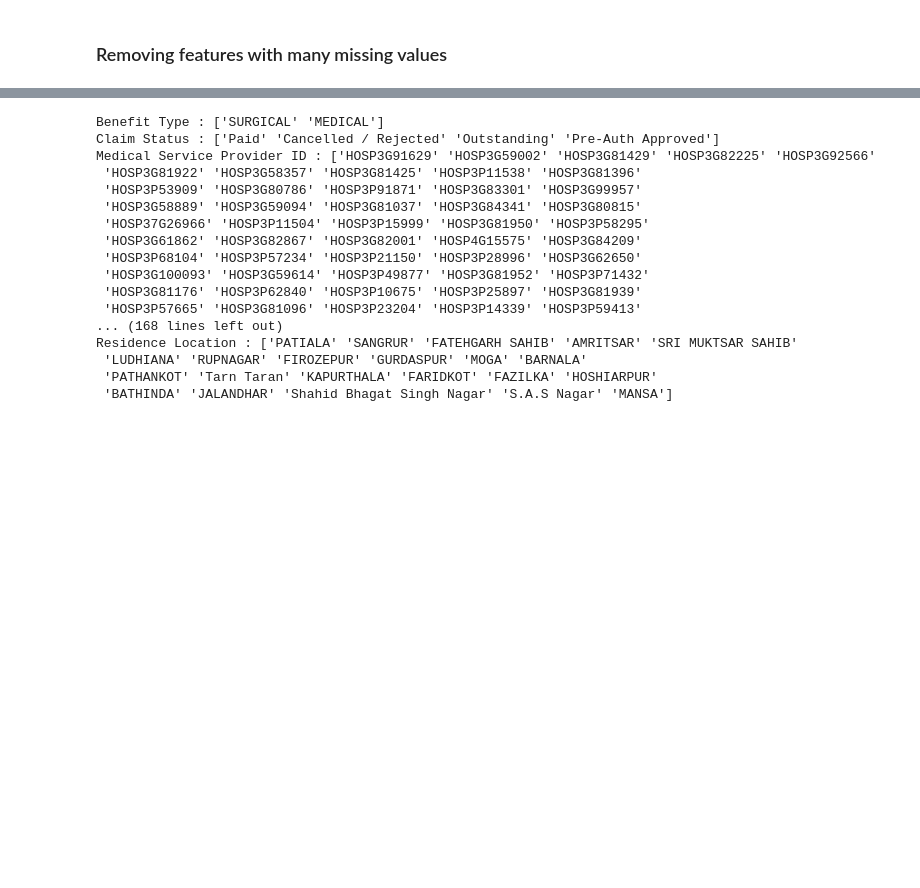
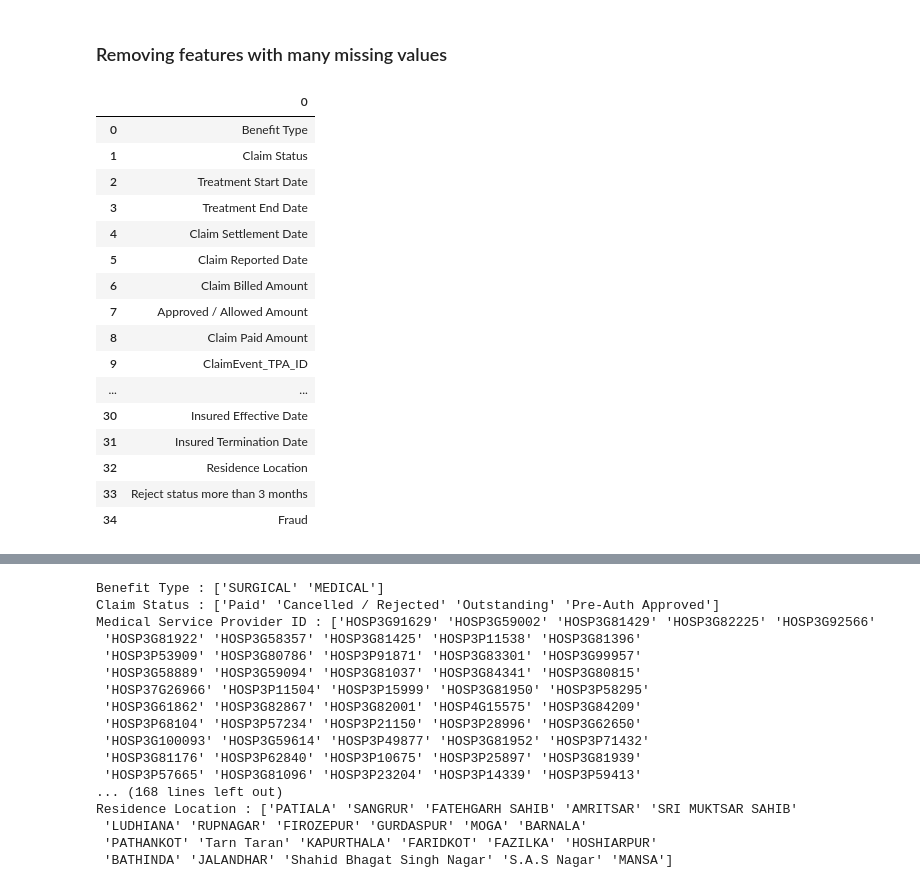
Before and after one commit to RohanYashraj/Healthcare-Fraud-Detection, a Jupyter notebook: Data Pre-Processing.ipynb, the cells around one changed output, grey strips where cells are left out. Saved outputs shown, nothing was run; the diff lists cells and outputs as text; code cells hidden in the pictures; blank space fills up the shorter version.

```diff
--- a/Data Pre-Processing.ipynb
+++ b/Data Pre-Processing.ipynb
@@ -71,0 +78,22 @@ cleaned_df = df.drop(remove_features, axis=1)
+# %%
+data_description=pd.DataFrame(cleaned_df.columns)
+# %%
+data_description
+# %% [output]
+|  | 0 |
+| 0 | Benefit Type |
+| 1 | Claim Status |
+| 2 | Treatment Start Date |
+| 3 | Treatment End Date |
+| 4 | Claim Settlement Date |
+| 5 | Claim Reported Date |
+| 6 | Claim Billed Amount |
+| 7 | Approved / Allowed Amount |
+| 8 | Claim Paid Amount |
+| 9 | ClaimEvent_TPA_ID |
+| ... | ... |
+| 30 | Insured Effective Date |
+| 31 | Insured Termination Date |
+| 32 | Residence Location |
+| 33 | Reject status more than 3 months |
+| 34 | Fraud |
```
Also changed, not shown: parts of 12 cells of this notebook.
